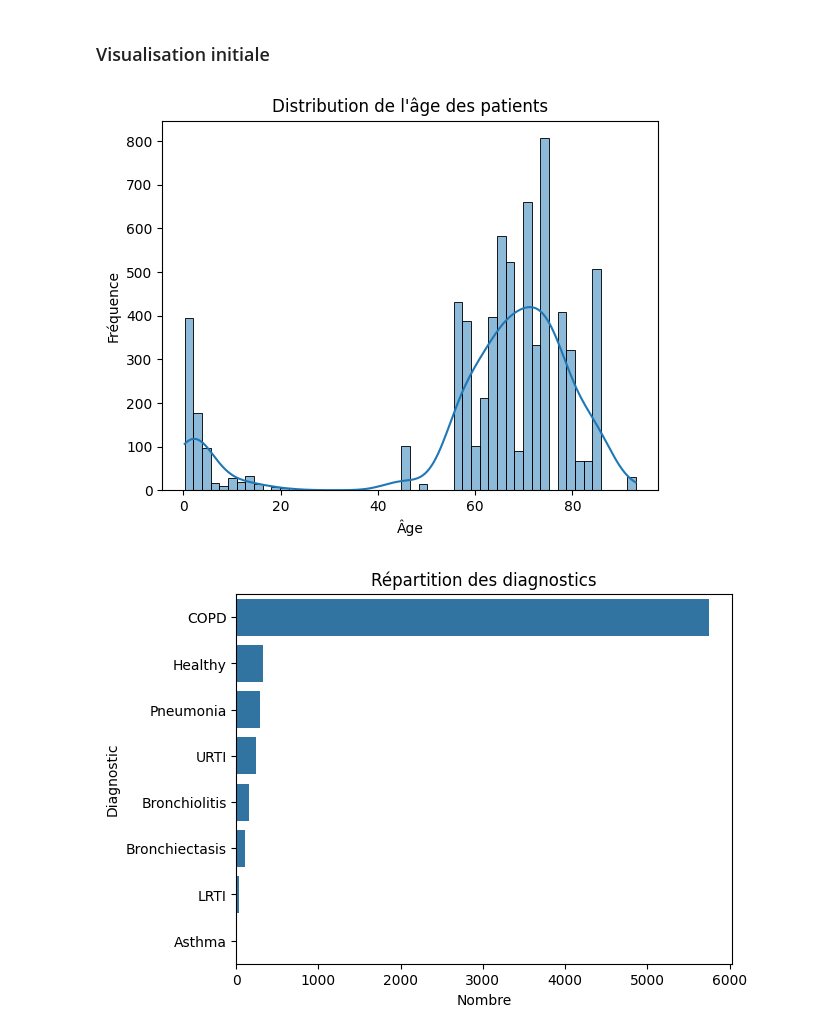
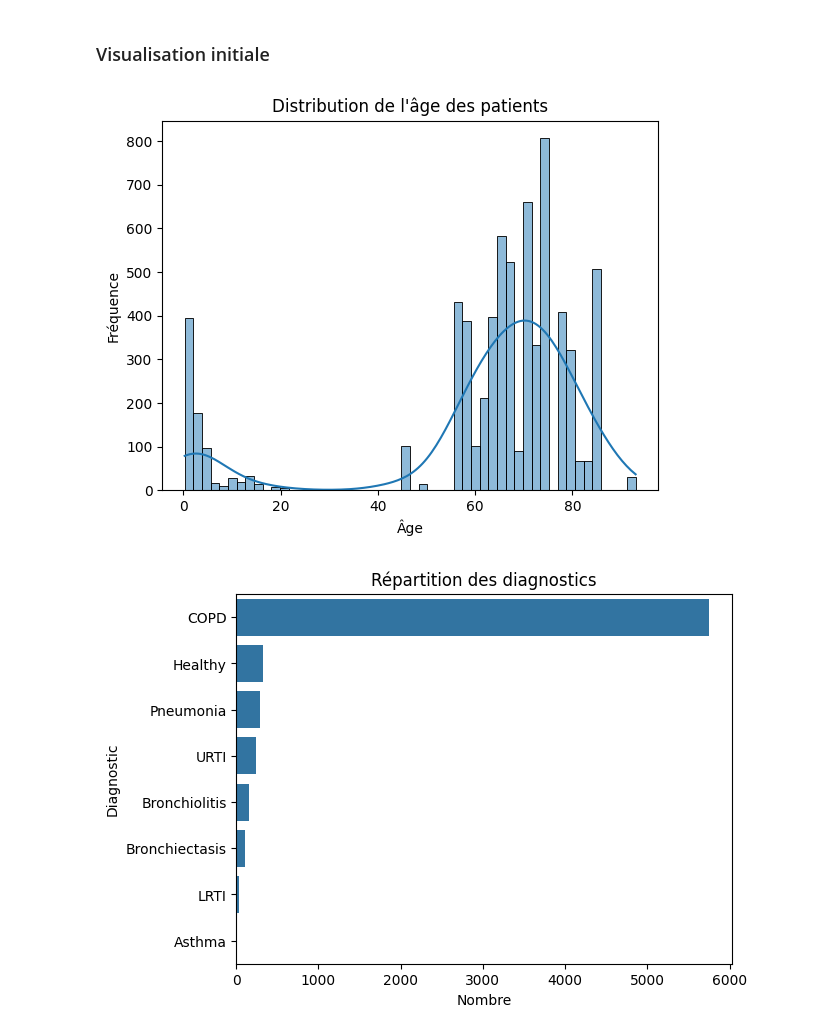
Before and after one commit to AlexandreFyl/RespiratorySounds, a Jupyter notebook: exploration.ipynb, the cells around one changed output. Saved outputs shown, nothing was run; the diff lists cells and outputs as text; code cells hidden in the pictures.

```diff
--- a/exploration.ipynb
+++ b/exploration.ipynb
@@ -151,18 +151,18 @@ dtype: int64
 ### Visualisation initiale
 # %%
 # Distribution de l'âge
-sns.histplot(df["age"], kde=True)
+sns.histplot(df["age"], kde=True, kde_kws={"bw_adjust": 1.5}) # Ajustement de la largeur de bande pour lisser le KDE
 plt.title("Distribution de l'âge des patients")
 plt.xlabel("Âge")
 plt.ylabel("Fréquence")
 plt.show()
 
 # Nombre de diagnostics par catégorie
 sns.countplot(y="diagnosis", data=df, order=df["diagnosis"].value_counts().index)
 plt.title("Répartition des diagnostics")
 plt.xlabel("Nombre")
 plt.ylabel("Diagnostic")
 plt.show()
 # %% [output]
-[figure, old version]
+[figure, new version]
 [figure]
```
